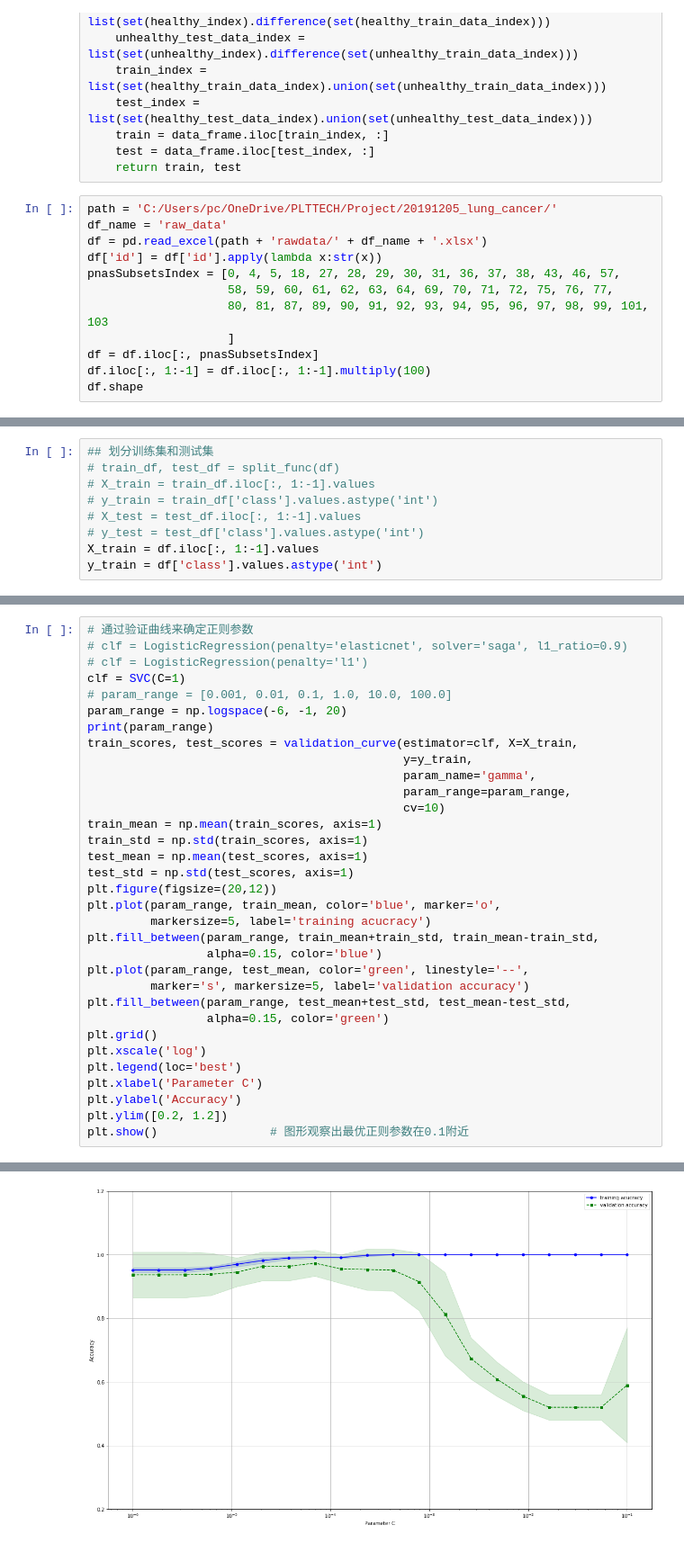
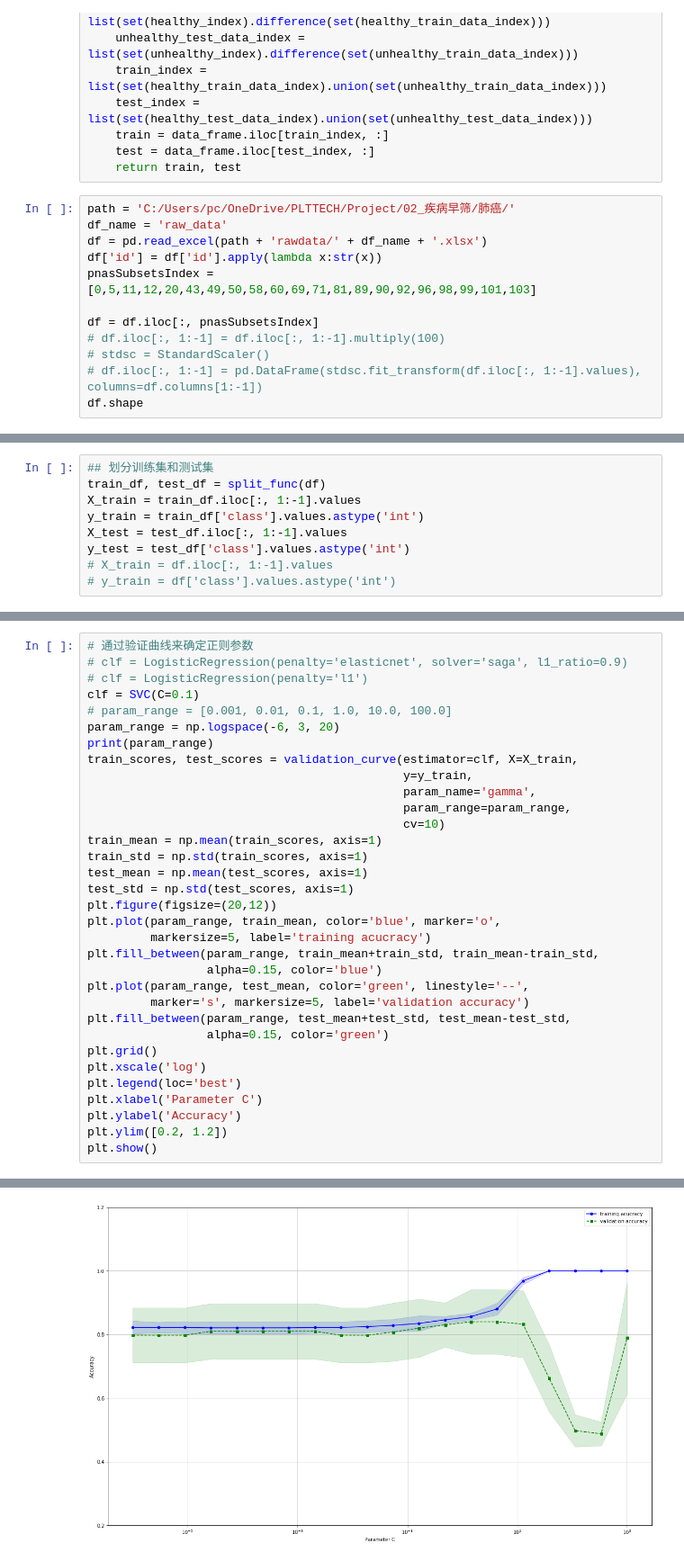
Before and after one commit to PyDarren/PLT_back, a Jupyter notebook: lung_cancer_classifier/SVC_model.ipynb, the cells around one changed output, grey strips where cells are left out. Shown at 90% size. Drawn from its saved outputs; the diff is of its cells as text.

```diff
--- a/lung_cancer_classifier/SVC_model.ipynb
+++ b/lung_cancer_classifier/SVC_model.ipynb
@@ -67,15 +68,15 @@ def split_func(data_frame, size=0.8):
     test = data_frame.iloc[test_index, :]
     return train, test
 # %%
-path = 'C:/Users/pc/OneDrive/PLTTECH/Project/20191205_lung_cancer/'
+path = 'C:/Users/pc/OneDrive/PLTTECH/Project/02_疾病早筛/肺癌/'
 df_name = 'raw_data'
 df = pd.read_excel(path + 'rawdata/' + df_name + '.xlsx')
 df['id'] = df['id'].apply(lambda x:str(x))
-pnasSubsetsIndex = [0, 4, 5, 18, 27, 28, 29, 30, 31, 36, 37, 38, 43, 46, 57,
-                    58, 59, 60, 61, 62, 63, 64, 69, 70, 71, 72, 75, 76, 77,
-                    80, 81, 87, 89, 90, 91, 92, 93, 94, 95, 96, 97, 98, 99, 101, 103
-                    ]
+pnasSubsetsIndex = [0,5,11,12,20,43,49,50,58,60,69,71,81,89,90,92,96,98,99,101,103]
+
 df = df.iloc[:, pnasSubsetsIndex]
-df.iloc[:, 1:-1] = df.iloc[:, 1:-1].multiply(100)
+# df.iloc[:, 1:-1] = df.iloc[:, 1:-1].multiply(100)
+# stdsc = StandardScaler()
+# df.iloc[:, 1:-1] = pd.DataFrame(stdsc.fit_transform(df.iloc[:, 1:-1].values), columns=df.columns[1:-1])
 df.shape
 # %% [output]
@@ -83,9 +84,9 @@ df.shape
 # %%
 ## 划分训练集和测试集
-# train_df, test_df = split_func(df)
-# X_train = train_df.iloc[:, 1:-1].values
-# y_train = train_df['class'].values.astype('int')
-# X_test = test_df.iloc[:, 1:-1].values
-# y_test = test_df['class'].values.astype('int')
-X_train = df.iloc[:, 1:-1].values
-y_train = df['class'].values.astype('int')
+train_df, test_df = split_func(df)
+X_train = train_df.iloc[:, 1:-1].values
+y_train = train_df['class'].values.astype('int')
+X_test = test_df.iloc[:, 1:-1].values
+y_test = test_df['class'].values.astype('int')
+# X_train = df.iloc[:, 1:-1].values
+# y_train = df['class'].values.astype('int')
@@ -93,9 +96,9 @@ y_train = df['class'].values.astype('int')
 # 通过验证曲线来确定正则参数
 # clf = LogisticRegression(penalty='elasticnet', solver='saga', l1_ratio=0.9)
 # clf = LogisticRegression(penalty='l1')
-clf = SVC(C=1)
+clf = SVC(C=0.1)
 # param_range = [0.001, 0.01, 0.1, 1.0, 10.0, 100.0]
-param_range = np.logspace(-6, -1, 20)
+param_range = np.logspace(-6, 3, 20)
 print(param_range)
 train_scores, test_scores = validation_curve(estimator=clf, X=X_train,
                                              y=y_train,
@@ -121,5 +124,5 @@ plt.legend(loc='best')
 plt.xlabel('Parameter C')
 plt.ylabel('Accuracy')
 plt.ylim([0.2, 1.2])
-plt.show()                # 图形观察出最优正则参数在0.1附近
+plt.show()
 # %% [output]
@@ -131 +134 @@ plt.show()                # 图形观察出最优正则参数在0.1附近
-[figure, old version]
+[figure, new version]
```
Also changed, not shown: parts of 20 cells of this notebook, 8 other files.
